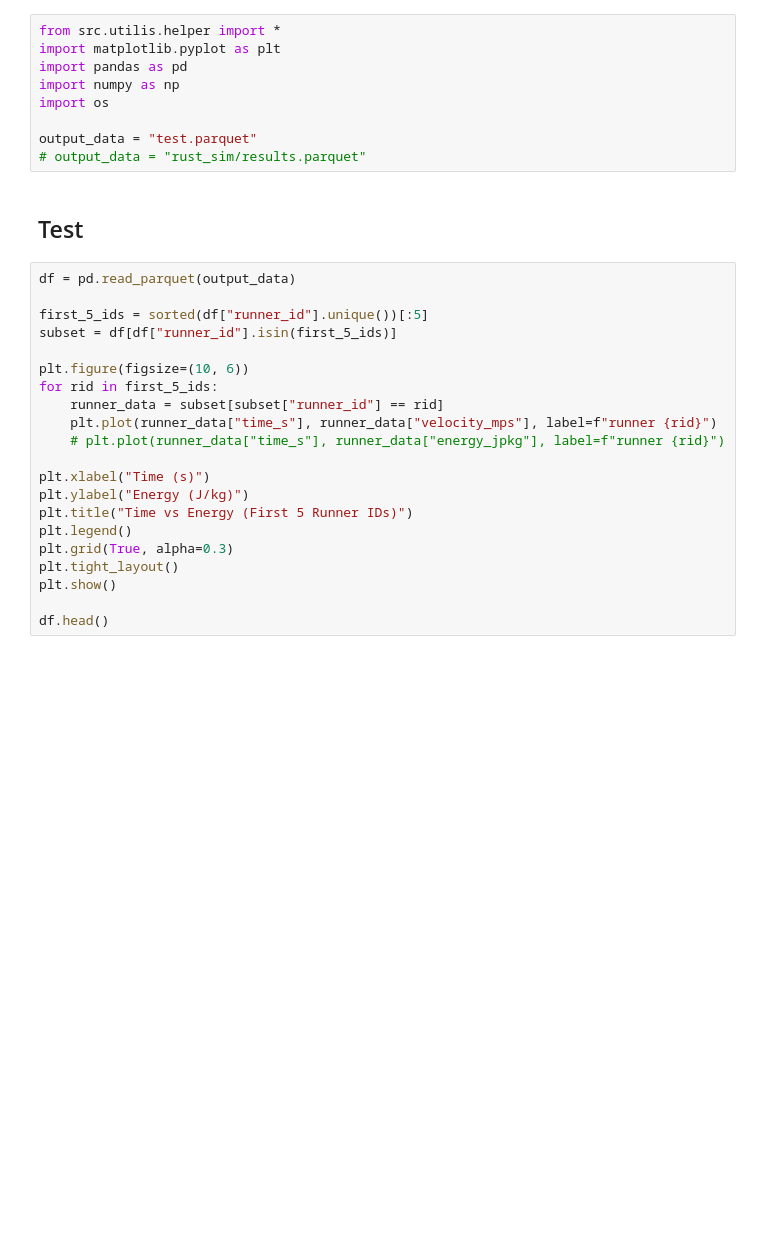
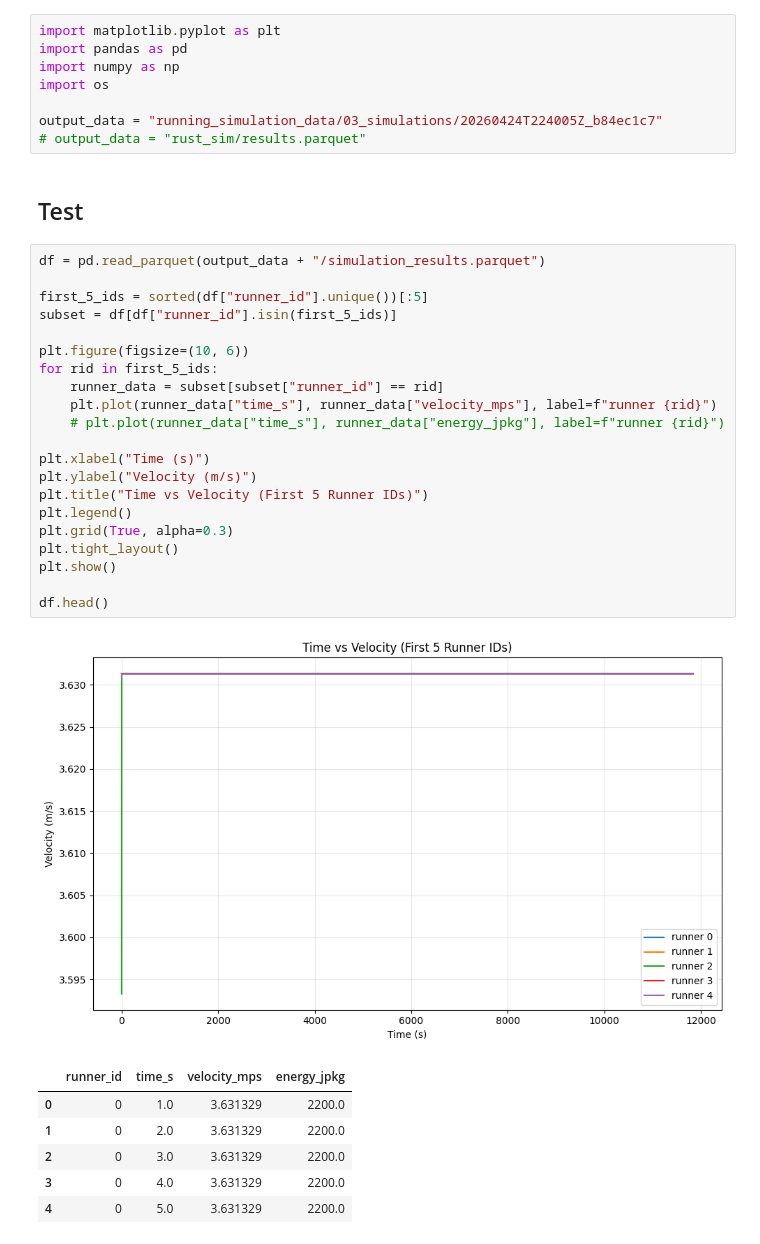
Before and after one commit to rei289/Marathon-Simulation, a Jupyter notebook: notebooks/test.ipynb, the cells around one changed output. Drawn from its saved outputs; the diff is of its cells as text; blank space fills up the shorter version.

Commit message:
integrated rust simulation into code

```diff
--- a/notebooks/test.ipynb
+++ b/notebooks/test.ipynb
@@ -7,34 +7,41 @@ This notebook is used to analyze the data collected from live runs. It includes
 * [Performance from Specific Runs](#performance-from-specific-runs)
 * [Simulation vs Reality](#simulation-vs-reality)
 # %%
-from src.utilis.helper import *
 import matplotlib.pyplot as plt
 import pandas as pd
 import numpy as np
 import os
 
-output_data = "test.parquet"
+output_data = "running_simulation_data/03_simulations/20260424T224005Z_b84ec1c7"
 # output_data = "rust_sim/results.parquet"
 # %% [markdown]
 ## Test
 # %%
-df = pd.read_parquet(output_data)
+df = pd.read_parquet(output_data + "/simulation_results.parquet")
 
 first_5_ids = sorted(df["runner_id"].unique())[:5]
 subset = df[df["runner_id"].isin(first_5_ids)]
 
 plt.figure(figsize=(10, 6))
 for rid in first_5_ids:
     runner_data = subset[subset["runner_id"] == rid]
     plt.plot(runner_data["time_s"], runner_data["velocity_mps"], label=f"runner {rid}")
     # plt.plot(runner_data["time_s"], runner_data["energy_jpkg"], label=f"runner {rid}")
 
 plt.xlabel("Time (s)")
-plt.ylabel("Energy (J/kg)")
-plt.title("Time vs Energy (First 5 Runner IDs)")
+plt.ylabel("Velocity (m/s)")
+plt.title("Time vs Velocity (First 5 Runner IDs)")
 plt.legend()
 plt.grid(True, alpha=0.3)
 plt.tight_layout()
 plt.show()
 
 df.head()
+# %% [output]
+[figure, added]
+|  | runner_id | time_s | velocity_mps | energy_jpkg |
+| 0 | 0 | 1.0 | 3.631329 | 2200.0 |
+| 1 | 0 | 2.0 | 3.631329 | 2200.0 |
+| 2 | 0 | 3.0 | 3.631329 | 2200.0 |
+| 3 | 0 | 4.0 | 3.631329 | 2200.0 |
+| 4 | 0 | 5.0 | 3.631329 | 2200.0 |
```
Also changed, not shown: parts of 2 cells of this notebook, 11 other files.
